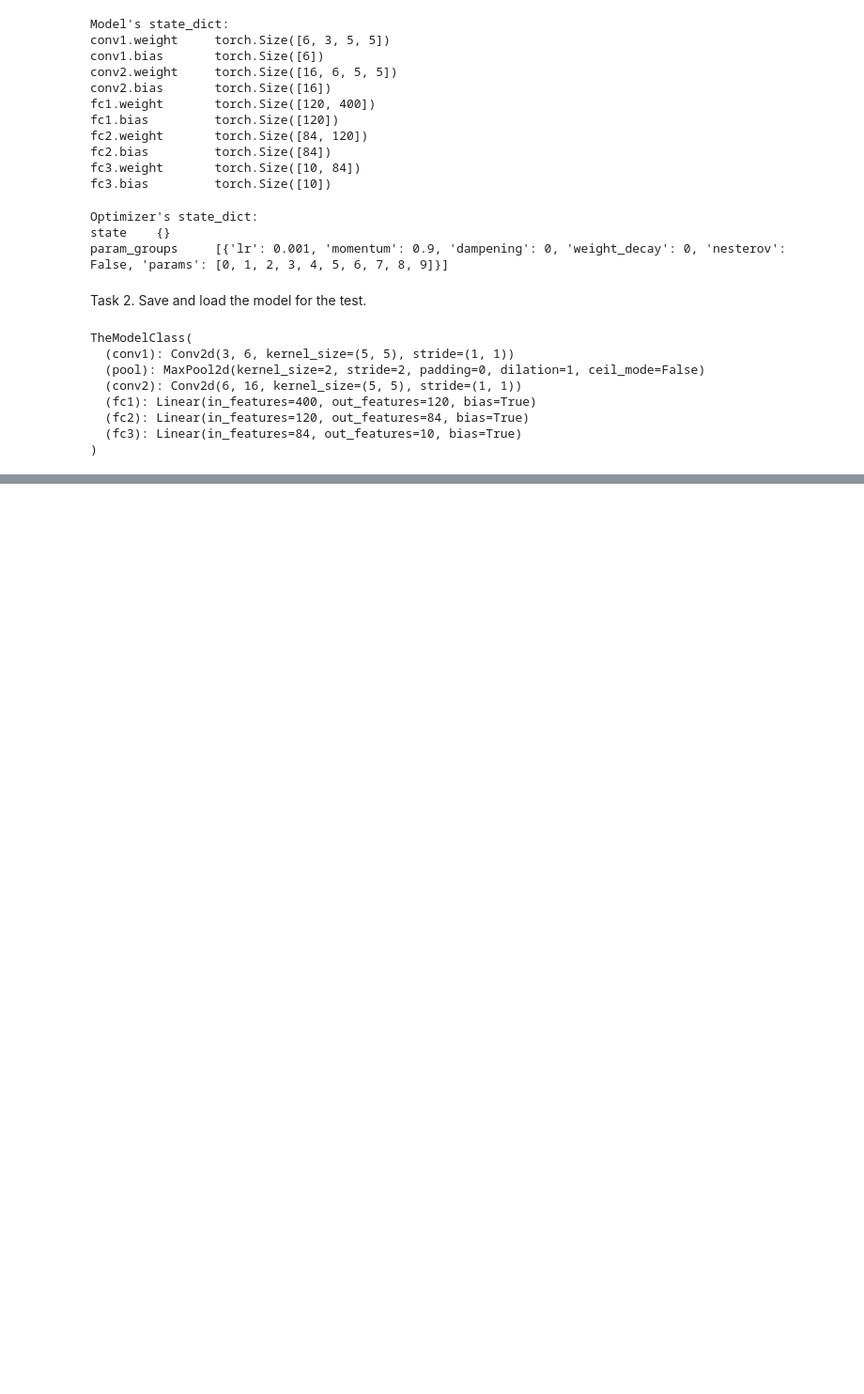
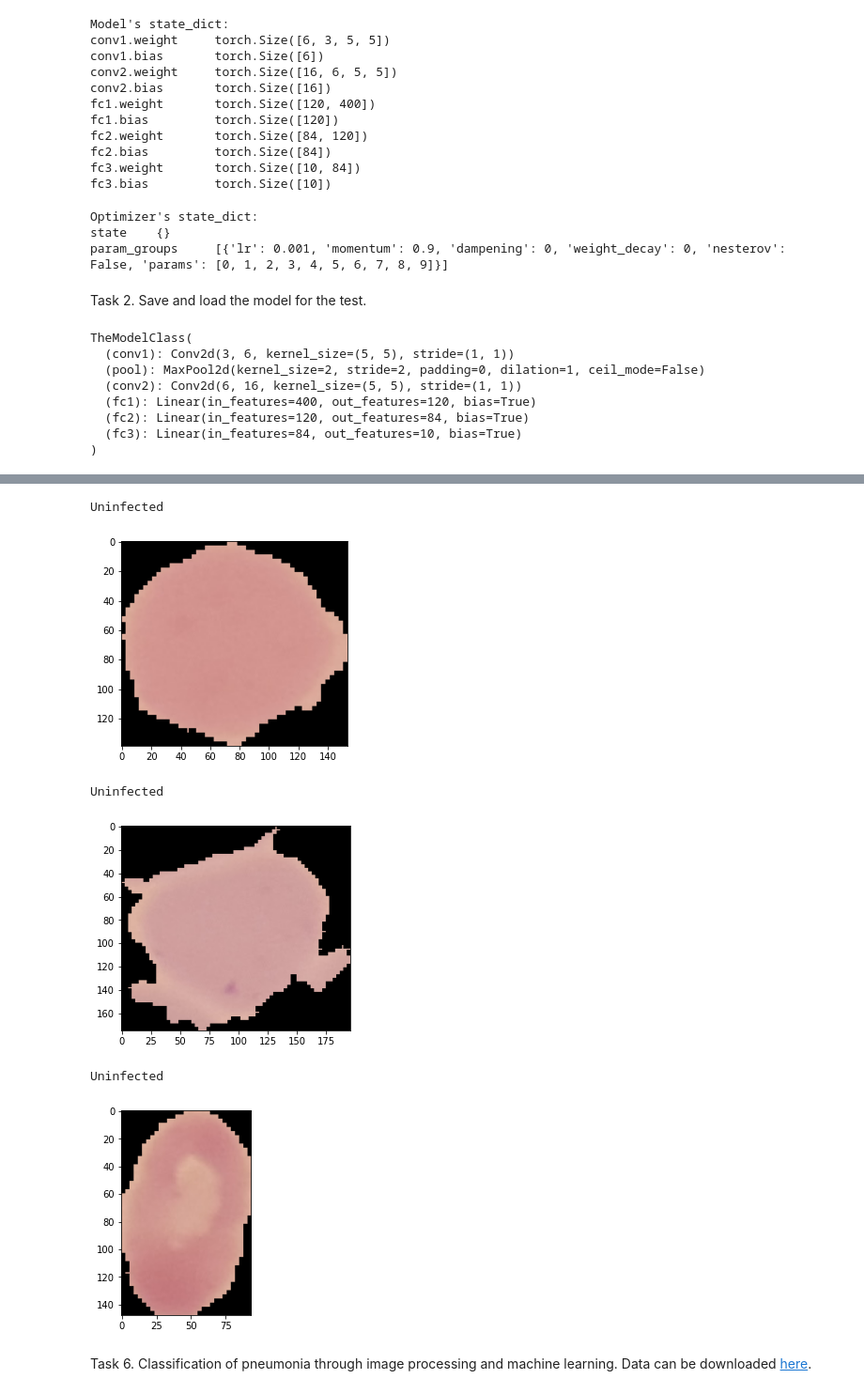
Before and after one commit to anastasiiakhil/Intro_to_DS, a Jupyter notebook: lab14.ipynb, the cells around one changed output, grey strips where cells are left out. Shown: that part at 94% size. Drawn from its saved outputs; the diff is of its cells as text; code cells hidden in the pictures; blank space fills up the shorter version.

```diff
--- a/lab14.ipynb
+++ b/lab14.ipynb
@@ -93,0 +429,21 @@ TheModelClass(
+# %%
+for i in range(3):
+    img_path=uninf[i]
+    img = Image.open(img_path)
+
+    if predict_malaria(model, class_names, img_path) == 'Uninfected':
+        print(colored('Uninfected', 'green'))
+    else:
+        print(colored('Parasitized', 'red'))
+
+    plt.imshow(img)
+    plt.show()
+# %% [output]
+Uninfected
+[figure, added]
+Uninfected
+[figure, added]
+Uninfected
+[figure, added]
+# %% [markdown]
+Task 6. Classification of pneumonia through image processing and machine learning. Data can be downloaded [here](https://www.kaggle.com/paultimothymooney/chest-xray-pneumonia).
```
Also changed, not shown: parts of 38 cells of this notebook.
